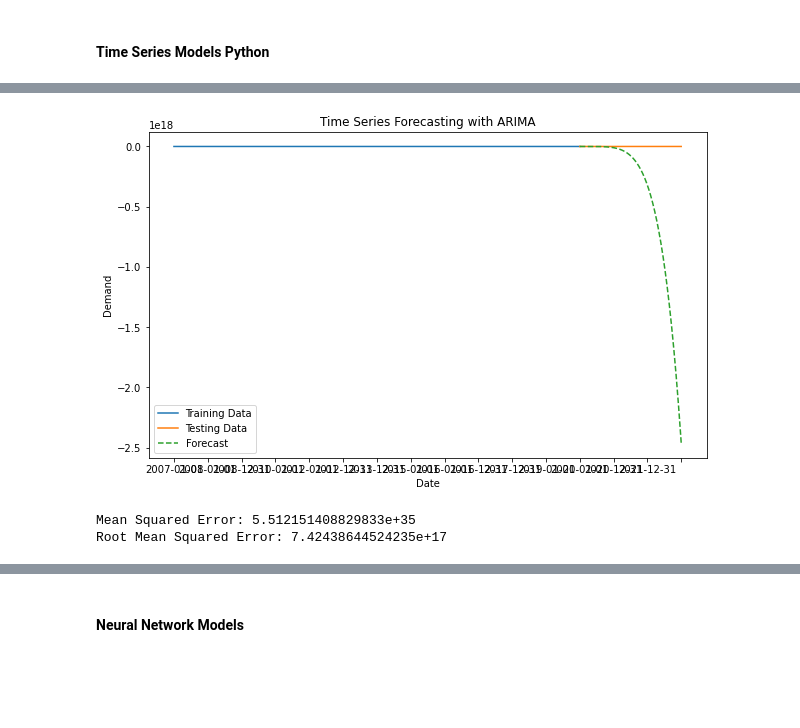
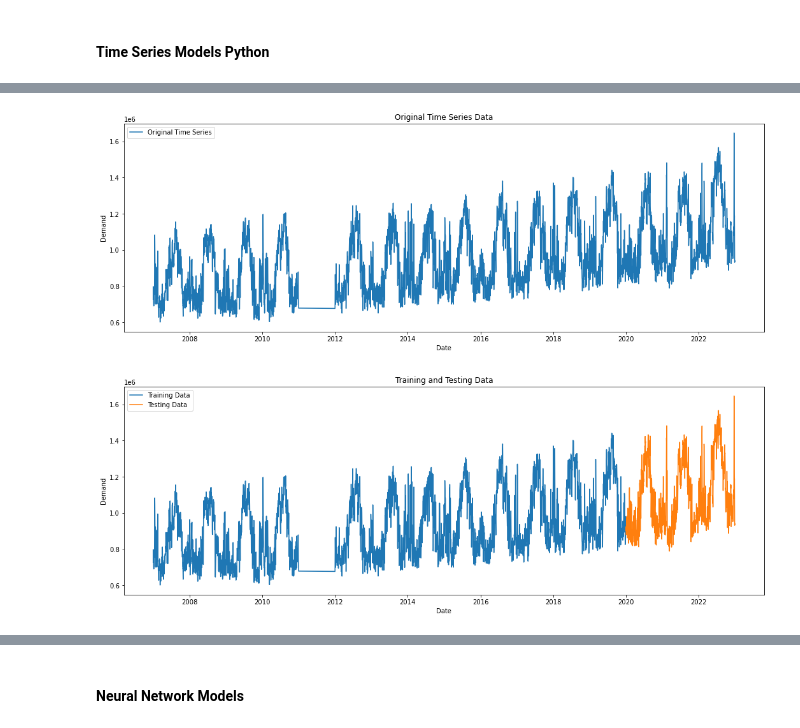
Before and after one commit to mustang-lexie/MSDS_6120_Capstone_ARW_LEXIE, a Jupyter notebook: Capstone Data Project-Agg.ipynb, the cells around one changed output, grey strips where cells are left out. Saved outputs shown, nothing was run; the diff lists cells and outputs as text; code cells hidden in the pictures; blank space fills up the shorter version.

```diff
--- a/Capstone Data Project-Agg.ipynb
+++ b/Capstone Data Project-Agg.ipynb
@@ -720,26 +710,26 @@ forecast = model.get_forecast(steps=len(test))
-# %%
-# Plot the results
-plt.figure(figsize=(10, 6))
-plt.plot(train.index, train['Demand'], label='Training Data')
-plt.plot(test.index, test['Demand'], label='Testing Data')
-plt.plot(test.index, forecast.predicted_mean, label='Forecast', linestyle='--')
-plt.title('Time Series Forecasting with ARIMA')
-plt.xlabel('Date')
-plt.ylabel('Demand')
-
-# Set the locator for the x-axis to display specific years
-plt.gca().xaxis.set_major_locator(YearLocator(base=1, month=1, day=1))
-
-plt.legend()
-plt.show()
-# %% [output]
-[figure, removed]
-# %%
-# Evaluate the model
-mse = mean_squared_error(test['Demand'], forecast.predicted_mean)
-rmse = sqrt(mse)
-print(f'Mean Squared Error: {mse}')
-print(f'Root Mean Squared Error: {rmse}')
-# %% [output]
-Mean Squared Error: 5.512151408829833e+35
-Root Mean Squared Error: 7.42438644524235e+17
+# %%
+import pandas as pd
+import matplotlib.pyplot as plt
+
+# Assuming your time series data is in a CSV file, adjust the file path accordingly
+file_path = 'C:/Users/19405/MSDS_QuantifyingTheWorld/Case Study Seven/aggregated_data.csv'
+
+# Load the time series data
+time_series_df = pd.read_csv(file_path)
+
+# Convert the 'Date' column to a datetime object
+time_series_df['Date'] = pd.to_datetime(time_series_df['Date'])
+
+# Set the 'Date' column as the index
+time_series_df.set_index('Date', inplace=True)
+
+# Plot the time series
+plt.figure(figsize=(18, 6))
+plt.plot(time_series_df.index, time_series_df['Demand'], label='Original Time Series')
+plt.title('Original Time Series Data')
+plt.xlabel('Date')
+plt.ylabel('Demand')
+plt.legend()
+plt.show()
+# %% [output]
+[figure, added]
@@ -745,0 +740,12 @@ Root Mean Squared Error: 7.42438644524235e+17
+# %%
+# Plot the training and testing sets
+plt.figure(figsize=(18, 6))
+plt.plot(train.index, train['Demand'], label='Training Data')
+plt.plot(test.index, test['Demand'], label='Testing Data')
+plt.title('Training and Testing Data')
+plt.xlabel('Date')
+plt.ylabel('Demand')
+plt.legend()
+plt.show()
+# %% [output]
+[figure, added]
```
Also changed, not shown: parts of 24 cells of this notebook.
